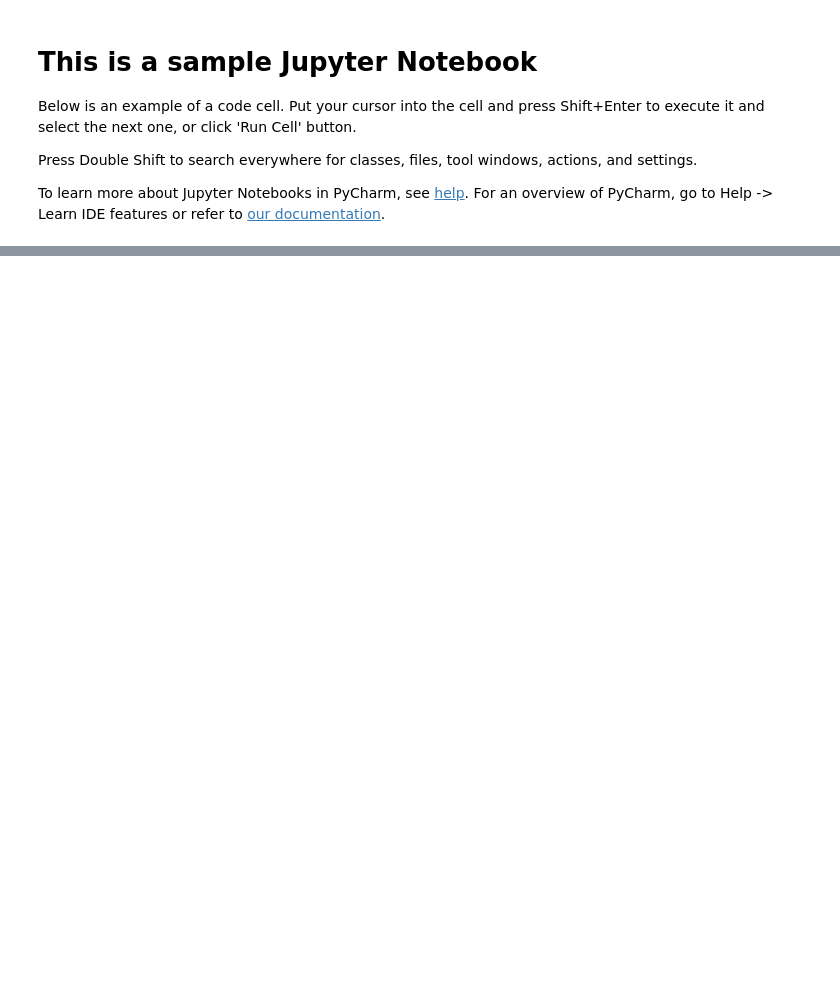
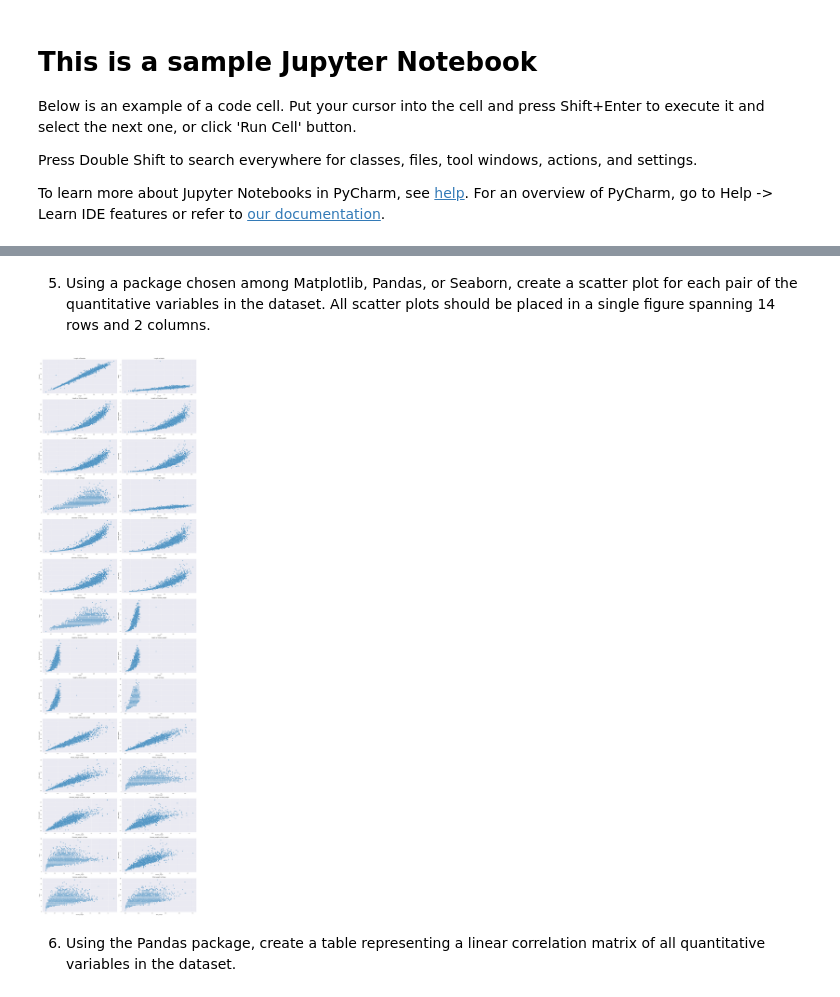
Before and after one commit to 247751mo/Assignment1_MO_MS, a Jupyter notebook: analysis.ipynb, the cells around one changed output, grey strips where cells are left out. Cells and saved outputs as stored; diff of their text form; code cells hidden in the pictures; blank space fills up the shorter version.

```diff
--- a/analysis.ipynb
+++ b/analysis.ipynb
@@ -35,0 +91,26 @@ distribution_table
+# %% [markdown]
+5. Using a package chosen among Matplotlib, Pandas, or Seaborn, create a scatter plot for each pair of the quantitative variables in the dataset. All scatter plots should be placed in a single figure spanning 14 rows and 2 columns.
+# %%
+quantitative_columns = quantitative_data.columns
+
+# Create a 14x2 grid of subplots
+fig, axes = plt.subplots(14, 2, figsize=(20, 70))  # Adjust figsize for better readability
+axes = axes.flatten()  # Flatten axes to easily index subplots
+
+# Generate scatter plots for each unique pair of quantitative variables
+for i, (var1, var2) in enumerate(itertools.combinations(quantitative_columns, 2)):
+    sns.scatterplot(x=quantitative_data[var1], y=quantitative_data[var2], ax=axes[i])
+    axes[i].set_title(f'{var1} vs {var2}')
+    axes[i].set_xlabel(var1)
+    axes[i].set_ylabel(var2)
+
+# Remove any unused subplots if there are fewer than 28 pairs
+for j in range(i + 1, len(axes)):
+    fig.delaxes(axes[j])
+
+plt.tight_layout()
+plt.show()
+# %% [output]
+[figure, added]
+# %% [markdown]
+6. Using the Pandas package, create a table representing a linear correlation matrix of all quantitative variables in the dataset.
```
Also changed, not shown: parts of 15 cells of this notebook.
